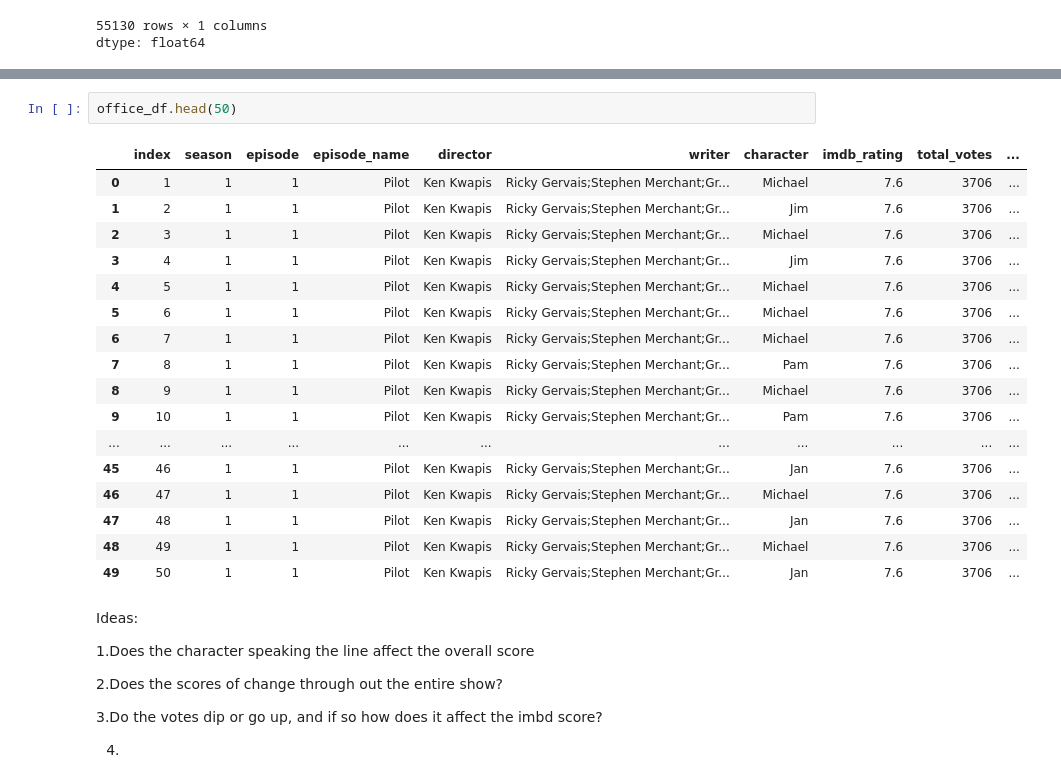
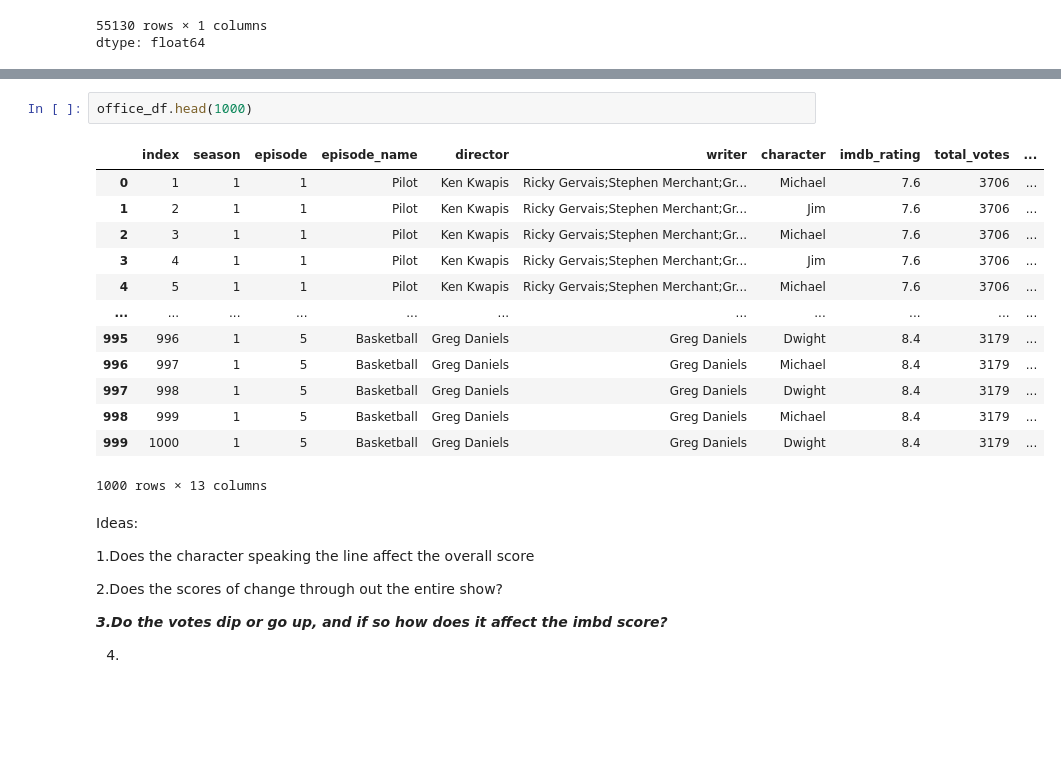
Before and after one commit to sirmelon/office-dataset, a Jupyter notebook: Office_dataset_project.ipynb, the cells around one changed output, grey strips where cells are left out. Drawn from its saved outputs; the diff is of its cells as text; blank space fills up the shorter version.

```diff
--- a/Office_dataset_project.ipynb
+++ b/Office_dataset_project.ipynb
@@ -113,25 +113,21 @@ Data columns (total 13 columns):
 dtypes: float64(4), int64(4), object(5)
 memory usage: 5.5+ MB
 # %%
-office_df.head(50)
+office_df.head(1000)
 # %% [output]
 |  | index | season | episode | episode_name | director | writer | character | imdb_rating | total_votes | ... |
 | 0 | 1 | 1 | 1 | Pilot | Ken Kwapis | Ricky Gervais;Stephen Merchant;Gr... | Michael | 7.6 | 3706 | ... |
 | 1 | 2 | 1 | 1 | Pilot | Ken Kwapis | Ricky Gervais;Stephen Merchant;Gr... | Jim | 7.6 | 3706 | ... |
 | 2 | 3 | 1 | 1 | Pilot | Ken Kwapis | Ricky Gervais;Stephen Merchant;Gr... | Michael | 7.6 | 3706 | ... |
 | 3 | 4 | 1 | 1 | Pilot | Ken Kwapis | Ricky Gervais;Stephen Merchant;Gr... | Jim | 7.6 | 3706 | ... |
 | 4 | 5 | 1 | 1 | Pilot | Ken Kwapis | Ricky Gervais;Stephen Merchant;Gr... | Michael | 7.6 | 3706 | ... |
-| 5 | 6 | 1 | 1 | Pilot | Ken Kwapis | Ricky Gervais;Stephen Merchant;Gr... | Michael | 7.6 | 3706 | ... |
-| 6 | 7 | 1 | 1 | Pilot | Ken Kwapis | Ricky Gervais;Stephen Merchant;Gr... | Michael | 7.6 | 3706 | ... |
-| 7 | 8 | 1 | 1 | Pilot | Ken Kwapis | Ricky Gervais;Stephen Merchant;Gr... | Pam | 7.6 | 3706 | ... |
-| 8 | 9 | 1 | 1 | Pilot | Ken Kwapis | Ricky Gervais;Stephen Merchant;Gr... | Michael | 7.6 | 3706 | ... |
-| 9 | 10 | 1 | 1 | Pilot | Ken Kwapis | Ricky Gervais;Stephen Merchant;Gr... | Pam | 7.6 | 3706 | ... |
 | ... | ... | ... | ... | ... | ... | ... | ... | ... | ... | ... |
-| 45 | 46 | 1 | 1 | Pilot | Ken Kwapis | Ricky Gervais;Stephen Merchant;Gr... | Jan | 7.6 | 3706 | ... |
-| 46 | 47 | 1 | 1 | Pilot | Ken Kwapis | Ricky Gervais;Stephen Merchant;Gr... | Michael | 7.6 | 3706 | ... |
-| 47 | 48 | 1 | 1 | Pilot | Ken Kwapis | Ricky Gervais;Stephen Merchant;Gr... | Jan | 7.6 | 3706 | ... |
-| 48 | 49 | 1 | 1 | Pilot | Ken Kwapis | Ricky Gervais;Stephen Merchant;Gr... | Michael | 7.6 | 3706 | ... |
-| 49 | 50 | 1 | 1 | Pilot | Ken Kwapis | Ricky Gervais;Stephen Merchant;Gr... | Jan | 7.6 | 3706 | ... |
+| 995 | 996 | 1 | 5 | Basketball | Greg Daniels | Greg Daniels | Dwight | 8.4 | 3179 | ... |
+| 996 | 997 | 1 | 5 | Basketball | Greg Daniels | Greg Daniels | Michael | 8.4 | 3179 | ... |
+| 997 | 998 | 1 | 5 | Basketball | Greg Daniels | Greg Daniels | Dwight | 8.4 | 3179 | ... |
+| 998 | 999 | 1 | 5 | Basketball | Greg Daniels | Greg Daniels | Michael | 8.4 | 3179 | ... |
+| 999 | 1000 | 1 | 5 | Basketball | Greg Daniels | Greg Daniels | Dwight | 8.4 | 3179 | ... |
+1000 rows × 13 columns
 # %% [markdown]
 Ideas:
 
@@ -139,7 +135,7 @@ Ideas:
 
 2.Does the scores of change through out the entire show?
 
-3.Do the votes dip or go up, and if so how does it affect the imbd score?
+***3.Do the votes dip or go up, and if so how does it affect the imbd score?***
 
 4.
 # %%
```
Also changed, not shown: parts of 15 cells of this notebook.
